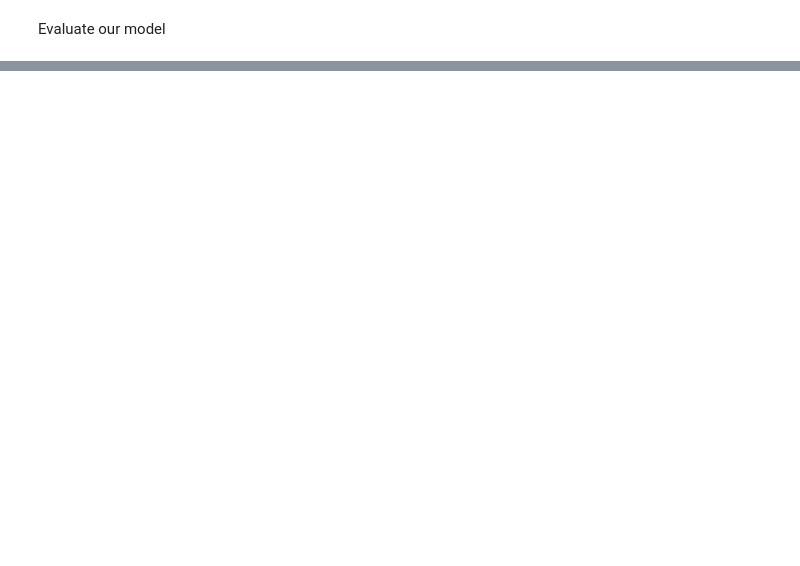
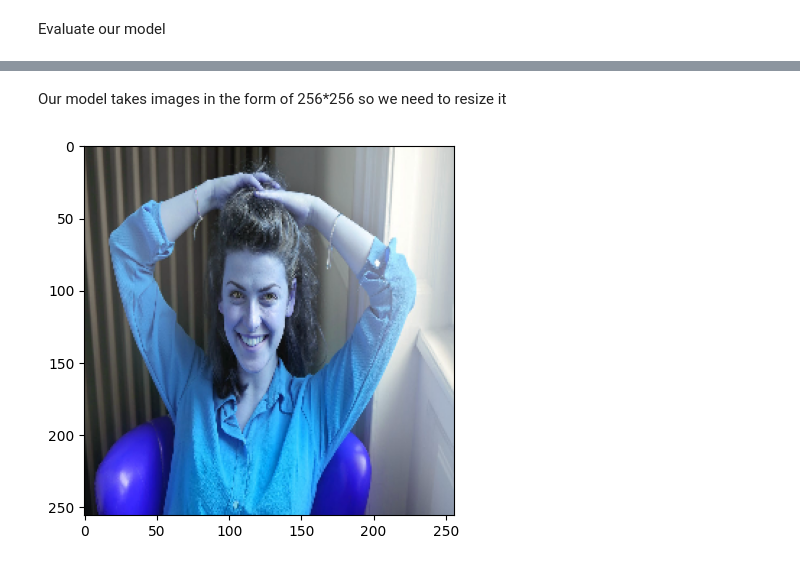
Before and after one commit to Angel-dash/Deep-learning-, a Jupyter notebook: Image_classification/app.ipynb, the cells around one changed output, grey strips where cells are left out. Drawn from its saved outputs; the diff is of its cells as text; code cells hidden in the pictures; blank space fills up the shorter version.

```diff
--- a/Image_classification/app.ipynb
+++ b/Image_classification/app.ipynb
@@ -404,0 +435,8 @@ from tensorflow.keras.metrics import Precision, Recall, BinaryAccuracy
+# %% [markdown]
+Our model takes images in the form of 256\*256 so we need to resize it
+# %%
+resize_happy=tf.image.resize(img,(256,256))
+plt.imshow(resize_happy.numpy().astype(int))
+plt.show()
+# %% [output]
+[figure, added]
```
Also changed, not shown: parts of 36 cells of this notebook, 11 other files.
